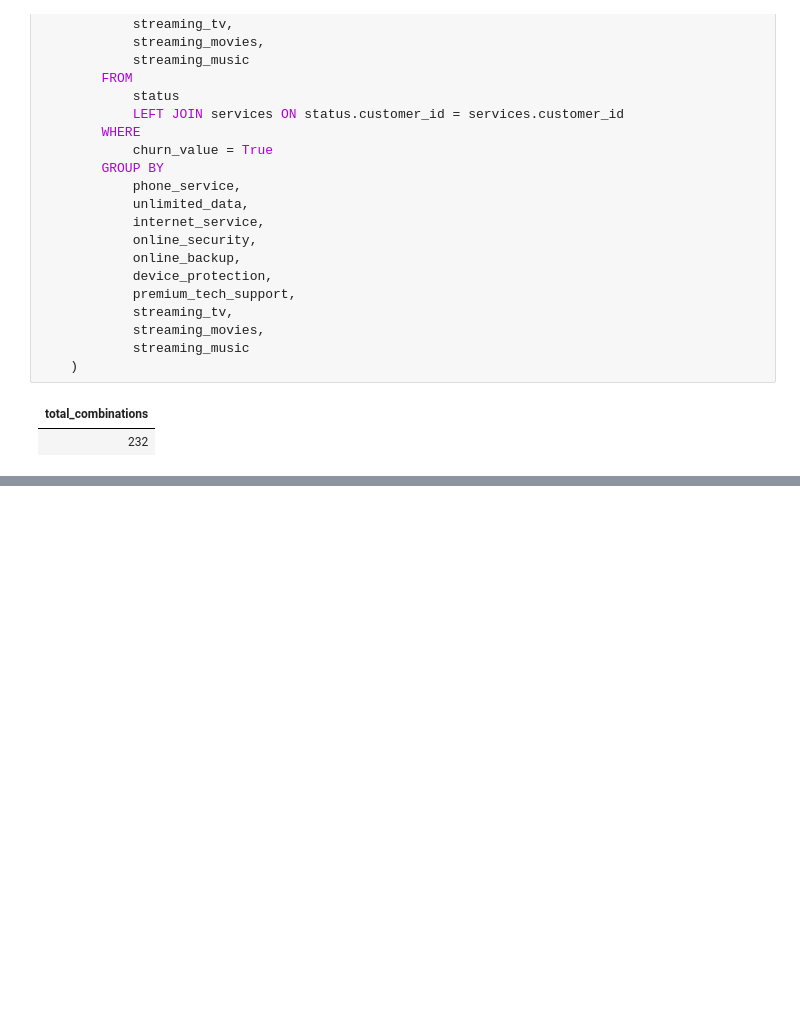
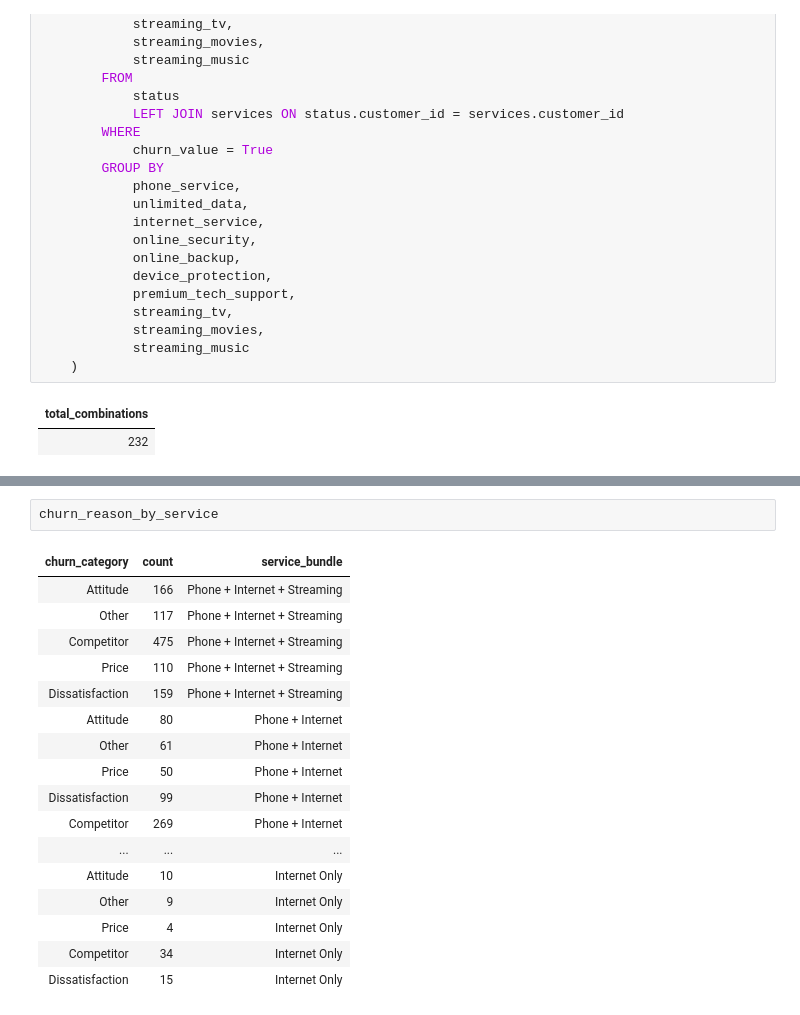
Before and after one commit to Mykolazaz/telco-churn-analysis, a Jupyter notebook: main.ipynb, the cells around one changed output, grey strips where cells are left out. Drawn from its saved outputs; the diff is of its cells as text; blank space fills up the shorter version.

```diff
--- a/main.ipynb
+++ b/main.ipynb
@@ -483,0 +546,20 @@ The vast majory of our clients have all three services. `streaming_service` indi
+# %%
+churn_reason_by_service
+# %% [output]
+| churn_category | count | service_bundle |
+| Attitude | 166 | Phone + Internet + Streaming |
+| Other | 117 | Phone + Internet + Streaming |
+| Competitor | 475 | Phone + Internet + Streaming |
+| Price | 110 | Phone + Internet + Streaming |
+| Dissatisfaction | 159 | Phone + Internet + Streaming |
+| Attitude | 80 | Phone + Internet |
+| Other | 61 | Phone + Internet |
+| Price | 50 | Phone + Internet |
+| Dissatisfaction | 99 | Phone + Internet |
+| Competitor | 269 | Phone + Internet |
+| ... | ... | ... |
+| Attitude | 10 | Internet Only |
+| Other | 9 | Internet Only |
+| Price | 4 | Internet Only |
+| Competitor | 34 | Internet Only |
+| Dissatisfaction | 15 | Internet Only |
```
Also changed, not shown: parts of 17 cells of this notebook.
